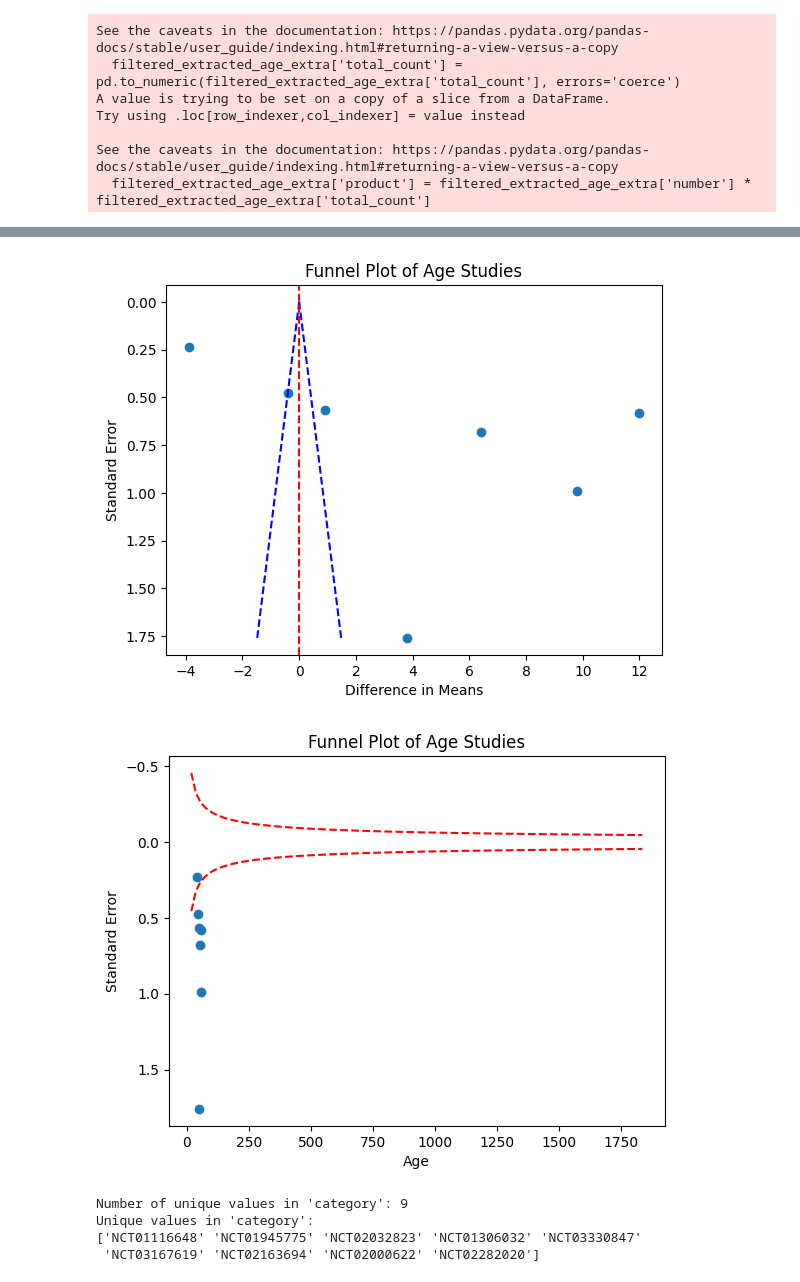
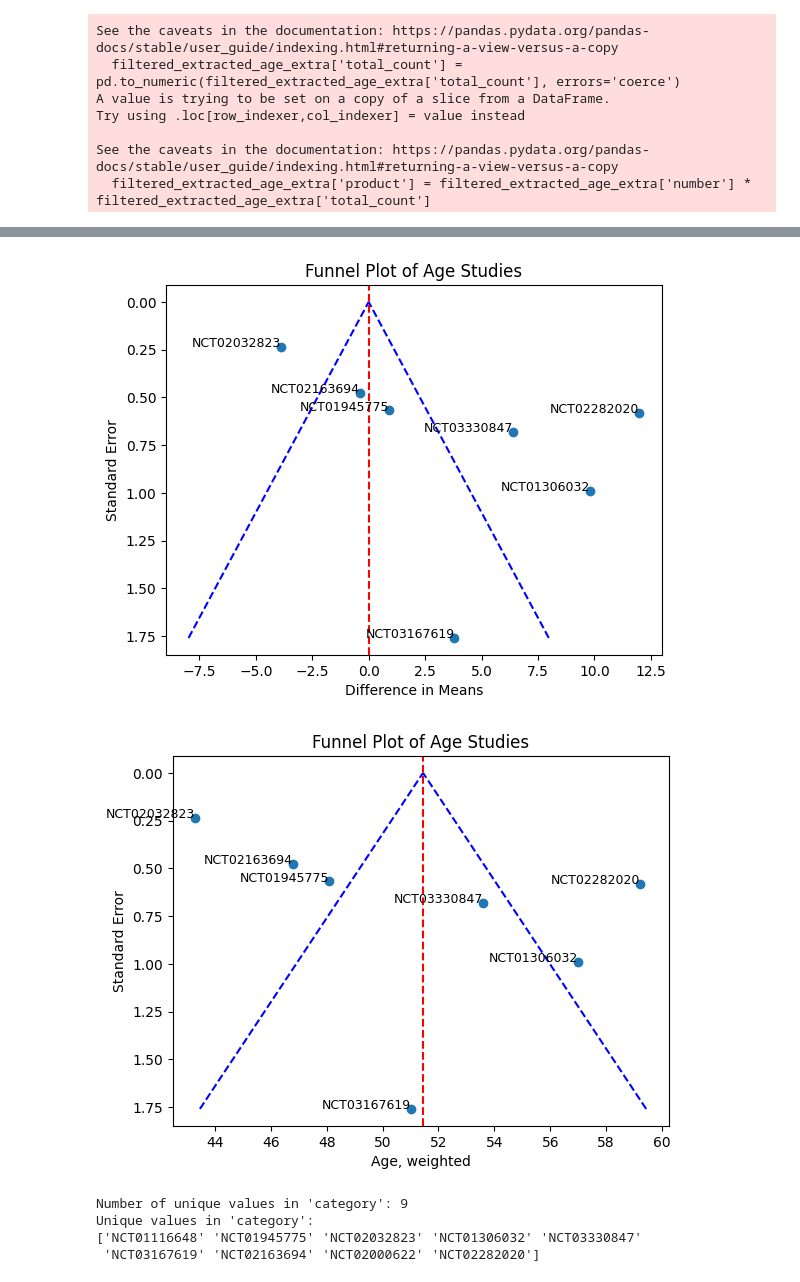
Before and after one commit to kitying2023/Symmetron-project, a Jupyter notebook: queries.ipynb, the cells around one changed output, grey strips where cells are left out. Cells and saved outputs as stored; diff of their text form; code cells hidden in the pictures.

```diff
--- a/queries.ipynb
+++ b/queries.ipynb
@@ -301,13 +281,15 @@ filtered_extracted_age_extra = filtered_extracted_age_extra.dropna(subset=['numb
 overall_mean = 47.2
 filtered_extracted_age_extra['difference_in_means'] = filtered_extracted_age_extra['number'] - overall_mean
 filtered_extracted_age_extra['standard_error'] = filtered_extracted_age_extra['dispersion_value'] / np.sqrt(filtered_extracted_age_extra['total_count'])
-
-se_mean = filtered_extracted_age_extra['standard_error'].mean()
-start_left = -1.96 * se_mean
-start_right = 1.96 * se_mean
+filtered_extracted_age_extra['weight'] = 1 / (filtered_extracted_age_extra['dispersion_value'] ** 2)
+standard_error_combined = np.sqrt(1 / sum(filtered_extracted_age_extra['weight']))
+start_left = -1.96 * standard_error_combined
+start_right = 1.96 * standard_error_combined
 
 # Calculate the ending points (where they intersect with the red line)
 end_y = 0  # y-coordinate where it meets the red dashed line
+for index, row in filtered_extracted_age_extra.iterrows():
+    plt.text(row['difference_in_means'], row['standard_error'], row['nct_id'], fontsize=9, ha='right')
 
 # Add the diagonal lines to the plot
 plt.plot([start_left, 0], [max(filtered_extracted_age_extra['standard_error']), end_y], color='blue', linestyle='--')
@@ -321,45 +303,56 @@ plt.axvline(x=0, color='red', linestyle='--')
 plt.gca().invert_yaxis() # Inverting y-axis for better interpretation of funnel plot
 plt.show()
 # %% [output]
-[figure, old version]
+[figure, new version]
 # %%
 import pandas as pd
 import matplotlib.pyplot as plt
 import numpy as np
 
-# Sample Data (Replace this with your actual dataframe)
-# filtered_extracted_age_extra = [your_dataframe]
+# Assuming 'filtered_extracted_age_extra' is your DataFrame
 
 # Convert columns to appropriate types
 filtered_extracted_age_extra['number'] = pd.to_numeric(filtered_extracted_age_extra['number'], errors='coerce')
 filtered_extracted_age_extra['total_count'] = pd.to_numeric(filtered_extracted_age_extra['total_count'], errors='coerce')
 filtered_extracted_age_extra['dispersion_value'] = pd.to_numeric(filtered_extracted_age_extra['dispersion_value'], errors='coerce')
 
-# Filter rows for Standard Deviation and non-nulls
+# Filter rows where necessary data is available
 df = filtered_extracted_age_extra[(filtered_extracted_age_extra['dispersion_type'] == 'Standard Deviation') & filtered_extracted_age_extra['number'].notnull() & filtered_extracted_age_extra['total_count'].notnull() & filtered_extracted_age_extra['dispersion_value'].notnull()]
 
 # Calculate standard error for individual studies
 df['standard_error'] = df['dispersion_value'] / np.sqrt(df['total_count'])
 
+# Calculate weights (inverse of variance)
+df['weight'] = 1 / (df['dispersion_value'] ** 2)
+
+# Calculate the overall weighted mean age
+overall_weighted_mean_age = sum(df['number'] * df['weight']) / sum(df['weight'])
+
+# Calculate the standard error of the combined effect
+standard_error_combined = np.sqrt(1 / sum(df['weight']))
+
+# Define start points for the 95% confidence interval lines
+start_left = overall_weighted_mean_age - 1.96 * standard_error_combined
+start_right = overall_weighted_mean_age + 1.96 * standard_error_combined
+for index, row in df.iterrows():
+    plt.text(row['number'], row['standard_error'], row['nct_id'], fontsize=9, ha='right')
+
 # Create funnel plot
 plt.scatter(df['number'], df['standard_error'])
 
-# Calculate the expected standard error for given sample sizes (total_count)
-max_total_count = df['total_count'].max()
-x_values = np.linspace(0, max_total_count, 100)
-y_values = 1.96 / np.sqrt(x_values)
+# Add diagonal lines
+plt.plot([start_left, overall_weighted_mean_age], [max(df['standard_error']), 0], color='blue', linestyle='--')
+plt.plot([start_right, overall_weighted_mean_age], [max(df['standard_error']), 0], color='blue', linestyle='--')
 
-# Add the expected standard error lines to the plot
-plt.plot(x_values, y_values, 'r--')
-plt.plot(x_values, -y_values, 'r--')
-
-plt.xlabel('Age')
+# Plot settings
+plt.xlabel('Age, weighted')
 plt.ylabel('Standard Error')
 plt.title('Funnel Plot of Age Studies')
-plt.gca().invert_yaxis()  # Invert y-axis
+plt.axvline(x=overall_weighted_mean_age, color='red', linestyle='--')
+plt.gca().invert_yaxis()
 plt.show()
 # %% [output]
-[figure, old version]
+[figure, new version]
 # %%
 num_unique_values = filtered_extracted_age_extra['nct_id'].nunique()
 print(f"Number of unique values in 'category': {num_unique_values}")
```
Also changed, not shown: parts of 1 cell of this notebook, 1 other file.
